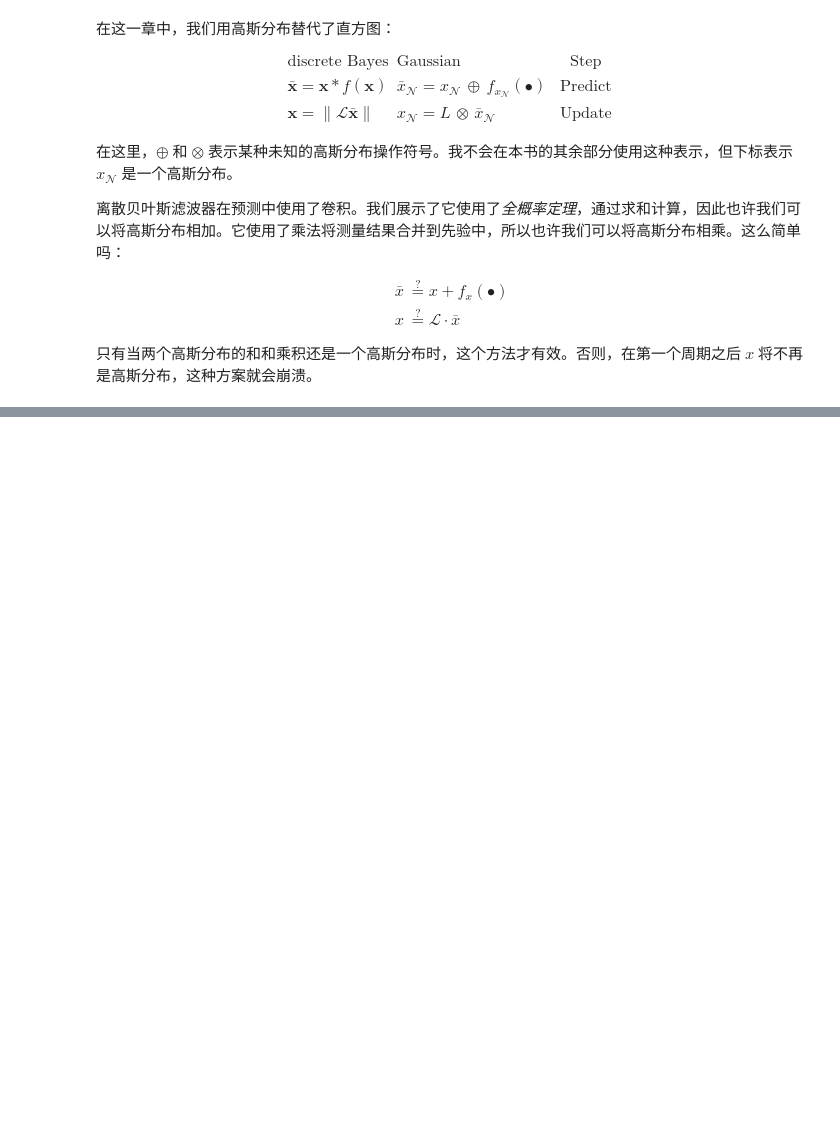
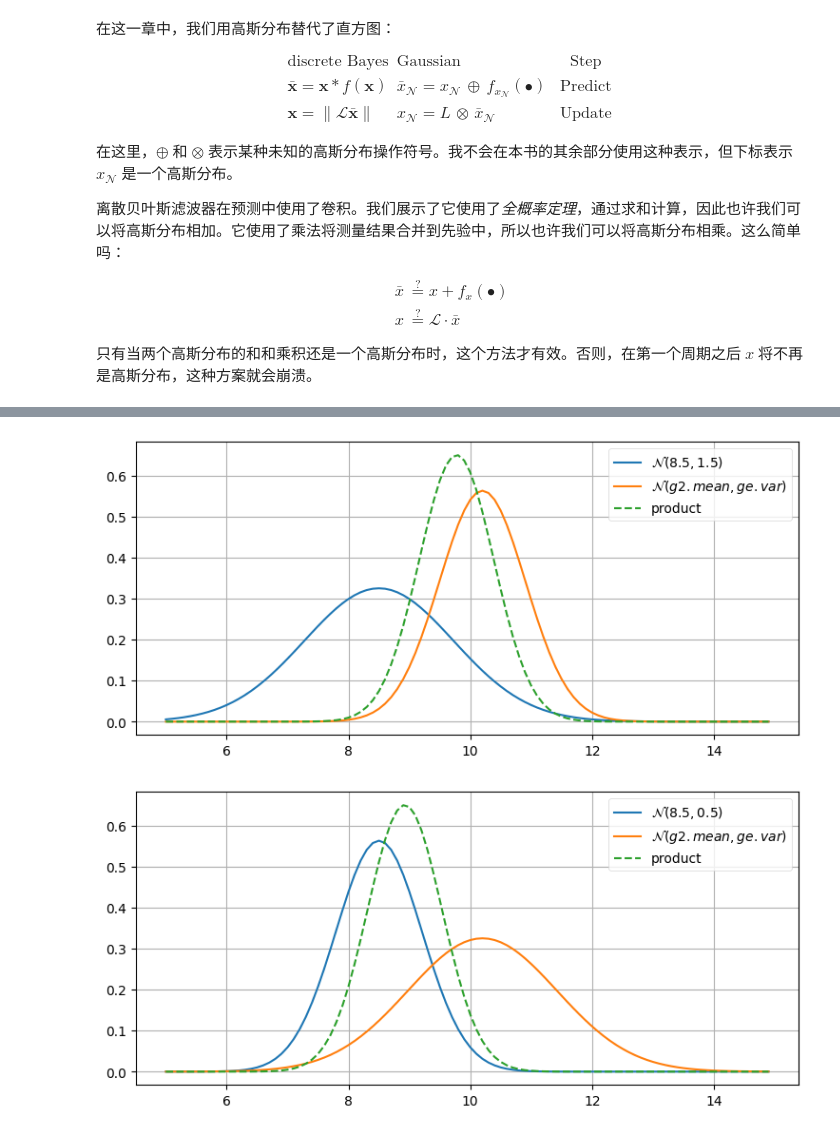
Before and after one commit to logan8866/Kalman-Filter-Programming, a Jupyter notebook: 04 一阶卡尔曼滤波器.ipynb, the cells around one changed output, grey strips where cells are left out. Cells and saved outputs as stored; diff of their text form; code cells hidden in the pictures; blank space fills up the shorter version.

```diff
--- a/04 一阶卡尔曼滤波器.ipynb
+++ b/04 一阶卡尔曼滤波器.ipynb
@@ -100,0 +317,9 @@ x &\stackrel{?}{=} \mathcal L \cdot \bar x
+# %%
+prior, z = gaussian(8.5, 1.5), gaussian(10.2, 0.5)
+plot_products(prior, z)
+
+prior, z = gaussian(8.5, 0.5), gaussian(10.2, 1.5)
+plot_products(prior, z)
+# %% [output]
+[figure, added]
+[figure, added]
```
Also changed, not shown: parts of 80 cells of this notebook, 14 other files.
